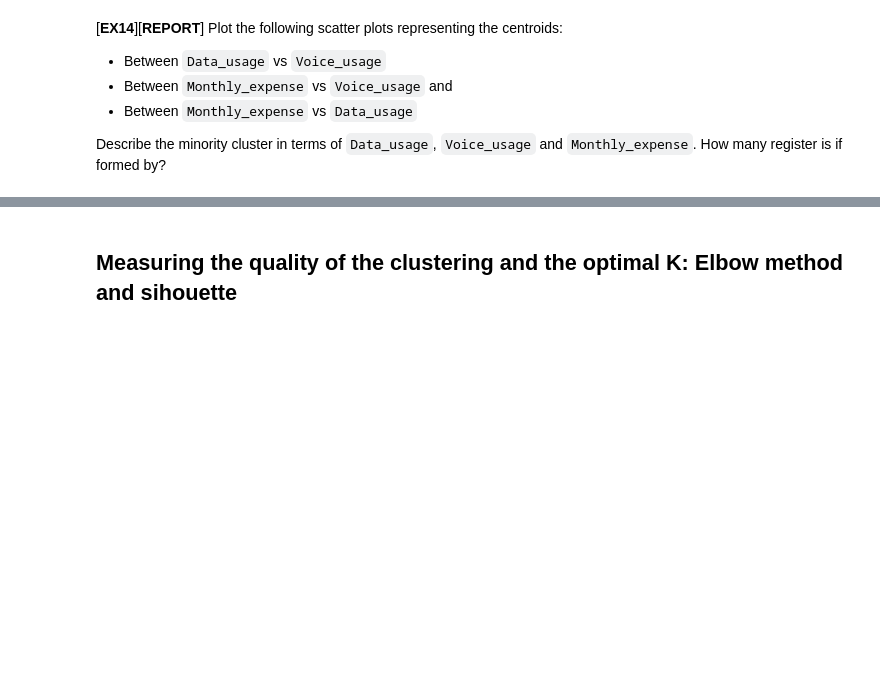
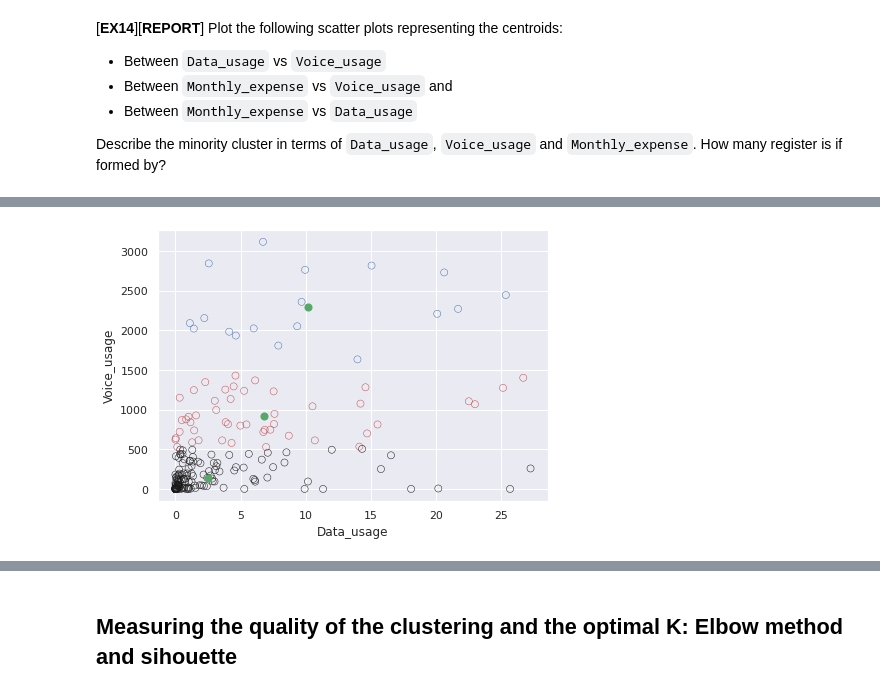
Before and after one commit to Alejandro-FA/UPF-Machine_Learning, a Jupyter notebook: Project-1/P01_Clustering students.ipynb, the cells around one changed output, grey strips where cells are left out. Cells and saved outputs as stored; diff of their text form; code cells hidden in the pictures; blank space fills up the shorter version.

```diff
--- a/Project-1/P01_Clustering students.ipynb
+++ b/Project-1/P01_Clustering students.ipynb
@@ -703,0 +647,10 @@ plt.show()
+# %%
+colour = np.where(labels == 0, 'k', np.where(labels == 1, 'b', 'r'))
+
+plt.scatter(training_dt['Data_usage'], training_dt['Voice_usage'], edgecolors=colour, s=50, facecolors='none', linewidths=0.5)
+plt.scatter(centroids['Data_usage'], centroids['Voice_usage'], s=50, c='g')
+plt.xlabel('Data_usage')
+plt.ylabel('Voice_usage')
+plt.show()
+# %% [output]
+[figure, added]
```
Also changed, not shown: parts of 16 cells of this notebook.
